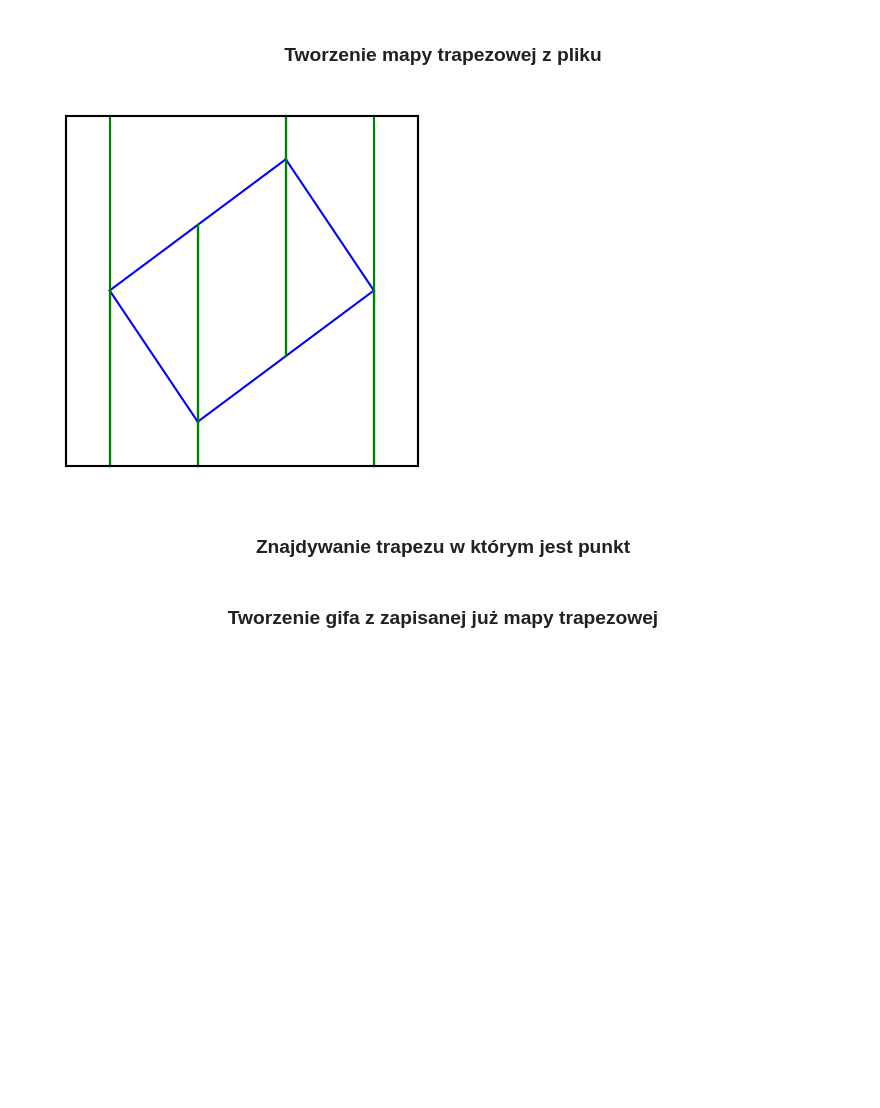
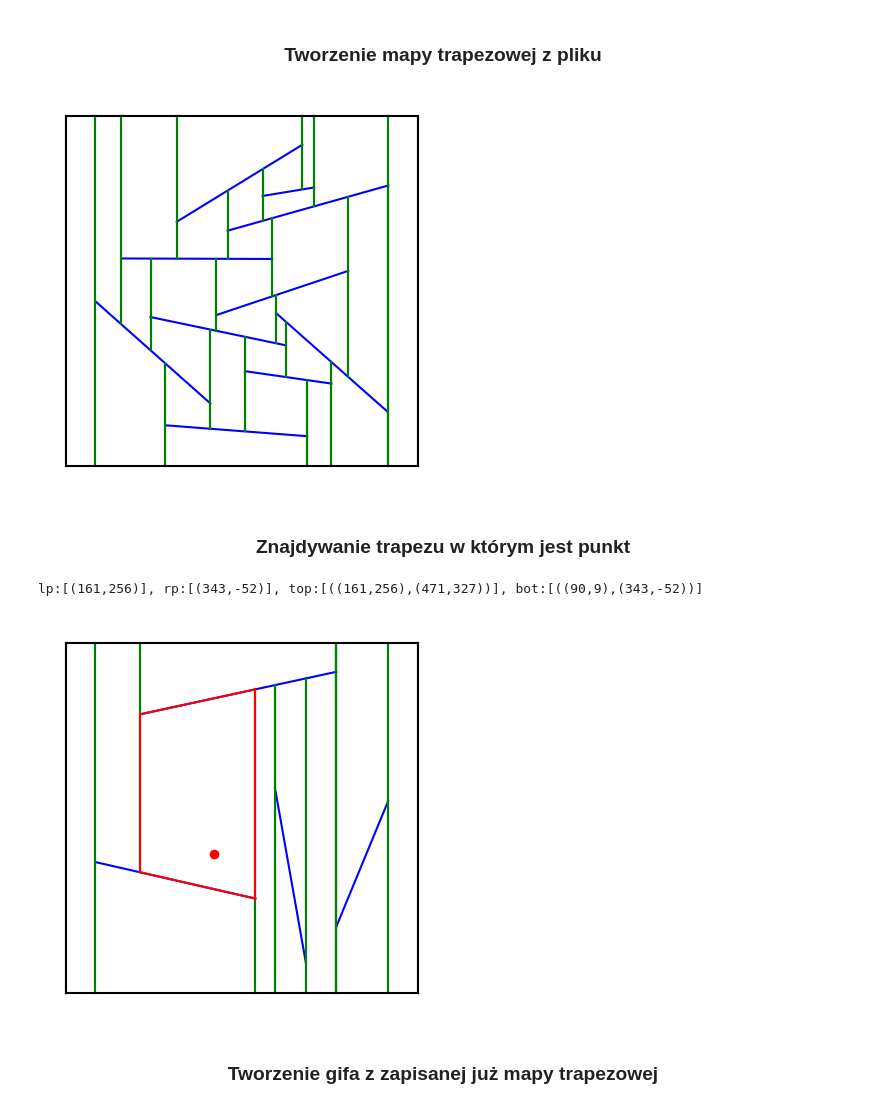
Before and after one commit to KacperKopiec/Planar-Point-Location, a Jupyter notebook: code/Kopiec_Zwonek_kod.ipynb, the cells around one changed output. Saved outputs shown, nothing was run; the diff lists cells and outputs as text; code cells hidden in the pictures; blank space fills up the shorter version.

```diff
--- a/code/Kopiec_Zwonek_kod.ipynb
+++ b/code/Kopiec_Zwonek_kod.ipynb
@@ -32,17 +38,22 @@ T,q = drawAndSave() #W nawias można lub nie trzeba wpisać str, który będzie
 #Funkcja analogiczna do poprzedniej, ale zamiast ręcznie tworzyć odcinki, to należy przekazać odcinki do funkcji,
 #Odcinki, które chcemy użyć można wpisać w pliku examples.py
 
-T,q = fromFile(rectangle)
+T,q = fromFile(ex2)
 # %% [output]
-[figure, old version]
+[figure, new version]
 # %% [markdown]
 ### <center> Znajdywanie trapezu w którym jest punkt <center>
 # %%
+# punkt = Point(150, 0)
+# punkt = q
 punkt = None
 if punkt is not None:
     Trapez = T.query(punkt).data
-print(Trapez)
-showMap(T,T.frames[-1],T.segments,punkt)
+    print(Trapez)
+showMap(T,T.getTrapezoids(),T.segments,punkt)
+# %% [output]
+lp:[(161,256)], rp:[(343,-52)], top:[((161,256),(471,327))], bot:[((90,9),(343,-52))]
+[figure, added]
 # %% [markdown]
 ### <center> Tworzenie gifa z zapisanej już mapy trapezowej <center>
 # %%
```
Also changed, not shown: parts of 7 cells of this notebook, 5 other files.
